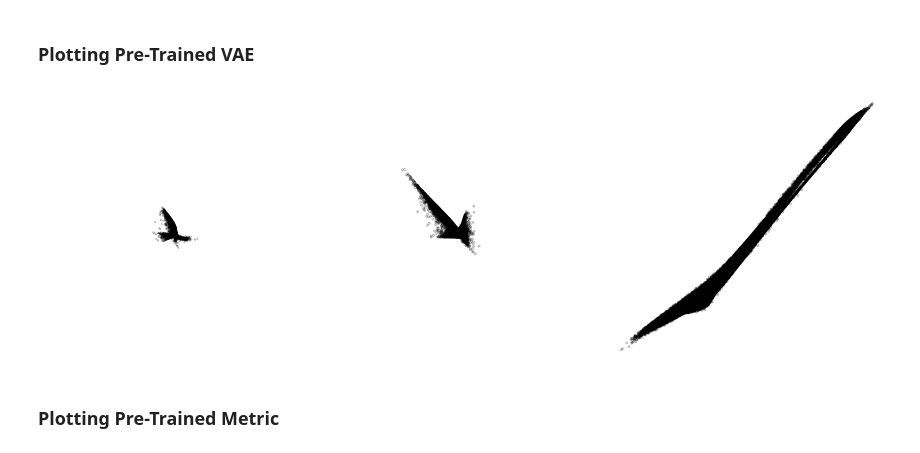
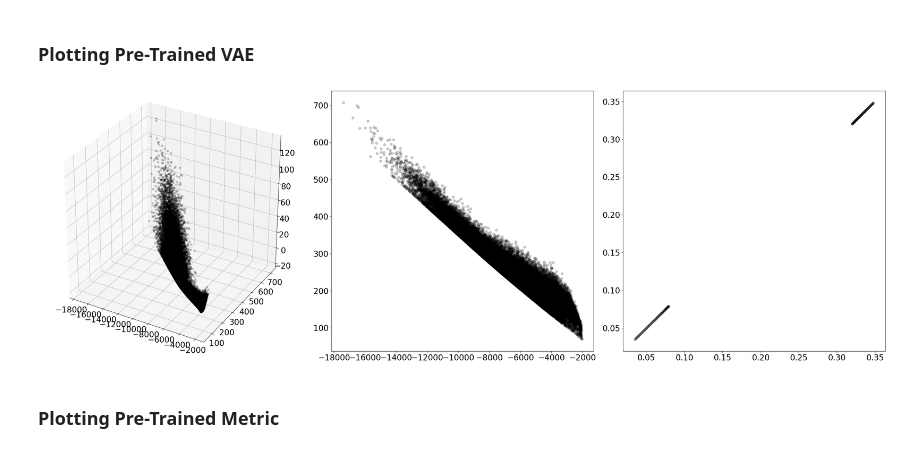
Before and after one commit to FrederikMR/score_diffusion_mean, a Jupyter notebook: vaebm.ipynb, the cells around one changed output. Cells and saved outputs as stored; diff of their text form; code cells hidden in the pictures.

```diff
--- a/vaebm.ipynb
+++ b/vaebm.ipynb
@@ -119,27 +152,27 @@ z, mu_xz, sigma_xz, mu_zx, t_zx, mu_z, t_z = vae_apply_fn(vae_state.params, data
 # %%
 fig = plt.figure(figsize=(30,10))
 
 ax = fig.add_subplot(131, projection='3d')
 ax.scatter(mu_xz[:,0], mu_xz[:,1], mu_xz[:,2], alpha=.2, color='black')
 ax.set_box_aspect([1,1,1])
-ax.set_xlim([-1.0,1.0])
-ax.set_ylim([-1.0,1.0])
-ax.set_zlim([-1.0,1.0])
-ax.set_axis_off()
+#ax.set_xlim([-1.0,1.0])
+#ax.set_ylim([-1.0,1.0])
+#ax.set_zlim([-1.0,1.0])
+#ax.set_axis_off()
 
 ax = fig.add_subplot(132)
 ax.scatter(mu_xz[:,0], mu_xz[:,1], alpha=.2, color='black')
-ax.set_xlim([-1.5,1.5])
-ax.set_ylim([-1.5,1.5])
-ax.set_axis_off()
+#ax.set_xlim([-1.5,1.5])
+#ax.set_ylim([-1.5,1.5])
+#ax.set_axis_off()
 
 ax = fig.add_subplot(133)
 ax.scatter(mu_zx[:,0], mu_zx[:,1], alpha=.2, color='black')
-ax.set_axis_off()
+#ax.set_axis_off()
 
 fig.tight_layout()
 # %% [output]
-[figure, old version]
+[figure, new version]
 # %% [markdown]
 ### Plotting Pre-Trained Metric
 # %%
```
Also changed, not shown: parts of 4 cells of this notebook, 2 other files.
